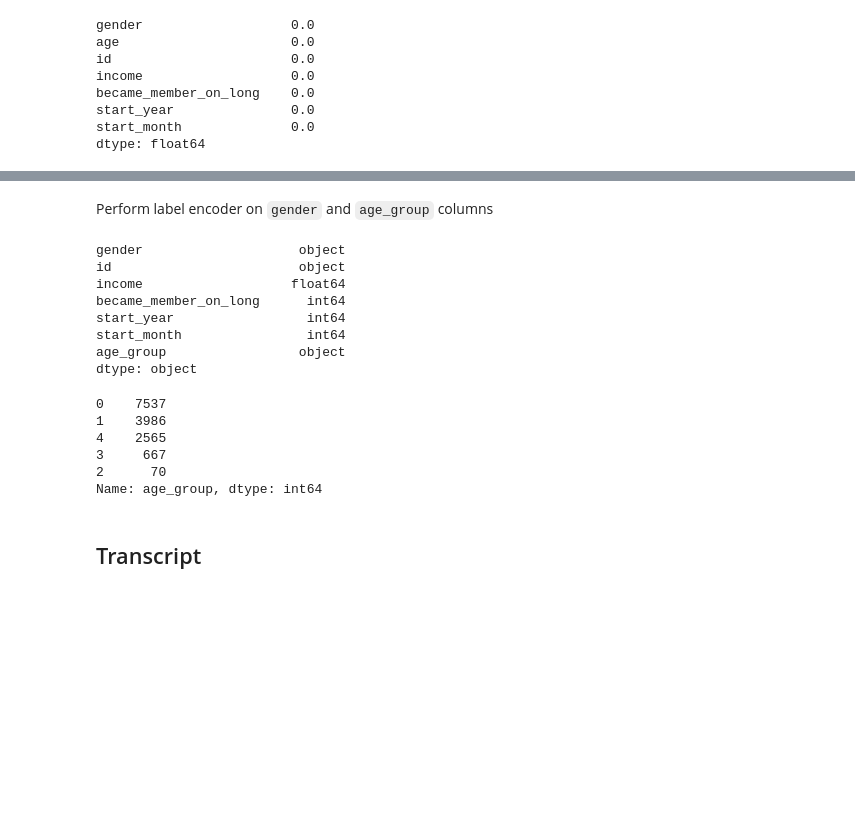
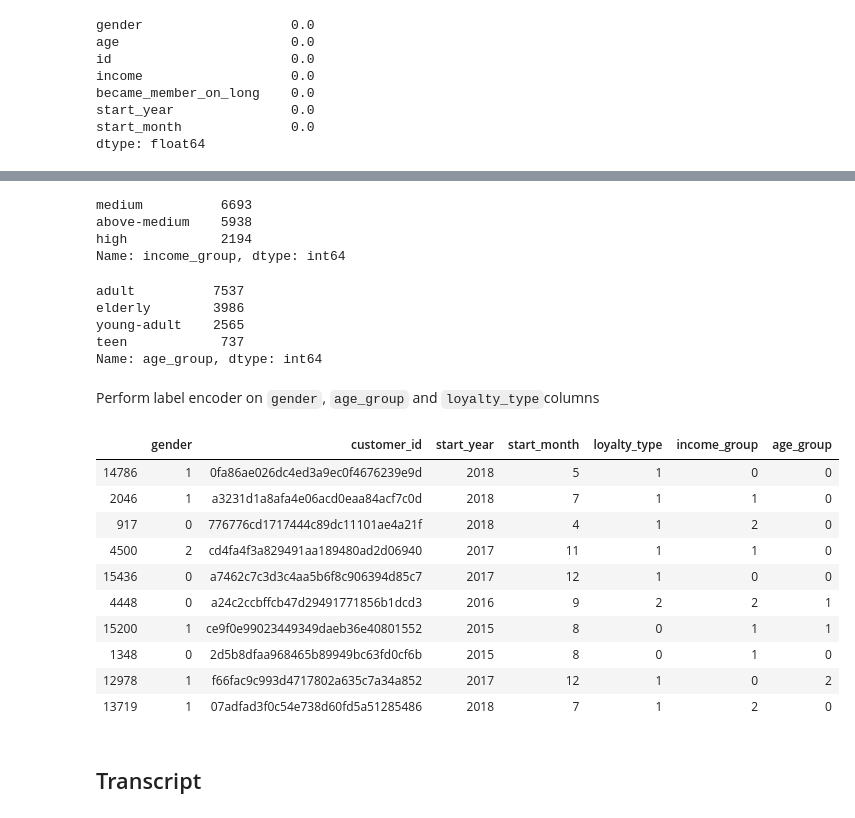
Before and after one commit to wasuratme96/machine_learning_nano_degree, a Jupyter notebook: Capstone Project/Starbuck Reward Program/Machine Learning Engineer Nano-degree ; Capstone Project - Starbuck Campaign Data.ipynb, the cells around one changed output, grey strips where cells are left out. Cells and saved outputs as stored; diff of their text form; code cells hidden in the pictures; blank space fills up the shorter version.

```diff
--- a/Capstone Project/Starbuck Reward Program/Machine Learning Engineer Nano-degree ; Capstone Project - Starbuck Campaign Data.ipynb
+++ b/Capstone Project/Starbuck Reward Program/Machine Learning Engineer Nano-degree ; Capstone Project - Starbuck Campaign Data.ipynb
@@ -186,0 +191,7 @@ dtype: float64
+# %%
+profile['loyalty_type'] = pd.cut(profile['became_member_on_long'],
+                                  bins = [350, 1000,
+                                          1700, 2600],
+                                  labels = ['new', 'regular', 'loyalty']).astype(str)
+profile.drop('became_member_on_long', axis = 1, inplace = True)
+profile['loyalty_type'].value_counts()
@@ -187,39 +206,56 @@ dtype: float64
+# %%
+# Create income_grougp as a categorical of income
+profile['income_group'] = pd.cut(profile['income'],
+                                    bins=[28000, 60000, 90000, 130000],
+                                    labels=['medium', 'above-medium', 'high']).astype(str)
+
+profile.drop('income', axis = 1, inplace = True)
+profile['income_group'].value_counts()
+# %% [output]
+medium          6693
+above-medium    5938
+high            2194
+Name: income_group, dtype: int64
 # %%
 # Create age_group as a categorical of age
 profile['age_group'] = pd.cut(profile['age'],
-                                    bins=[profile.age.min(), 23, 40, 65, profile.age.max()],
+                                    bins=[15, 23, 40, 65, 105],
                                     labels=['teen', 'young-adult', 'adult', 'elderly']).astype(str)
+
 profile.drop('age', axis = 1, inplace = True)
+profile['age_group'].value_counts()
+# %% [output]
+adult          7537
+elderly        3986
+young-adult    2565
+teen            737
+Name: age_group, dtype: int64
 # %% [markdown]
-Perform label encoder on `gender` and `age_group` columns
+Perform label encoder on `gender`, `age_group` and `loyalty_type`columns
-# %%
-profile.dtypes
-# %% [output]
-gender                    object
-id                        object
-income                   float64
-became_member_on_long      int64
-start_year                 int64
-start_month                int64
-age_group                 object
-dtype: object
 # %%
-# Use label endcoder on `gender` and 'age_group'
+# Use label endcoder on all new generated categorical columns
 le = LabelEncoder()
 
 profile['gender'] = le.fit_transform(profile['gender'])
 profile['age_group'] = le.fit_transform(profile['age_group'])
+profile['loyalty_type'] = le.fit_transform(profile['loyalty_type'])
+profile['income_group'] = le.fit_transform(profile['income_group'])
 # %%
 profile.rename(columns = {'id':'customer_id'}, inplace = True)
-# %%
-profile['age_group'].value_counts()
-# %% [output]
-0    7537
-1    3986
-4    2565
-3     667
-2      70
-Name: age_group, dtype: int64
+# %%
+profile.sample(10)
+# %% [output]
+|  | gender | customer_id | start_year | start_month | loyalty_type | income_group | age_group |
+| 14786 | 1 | 0fa86ae026dc4ed3a9ec0f4676239e9d | 2018 | 5 | 1 | 0 | 0 |
+| 2046 | 1 | a3231d1a8afa4e06acd0eaa84acf7c0d | 2018 | 7 | 1 | 1 | 0 |
+| 917 | 0 | 776776cd1717444c89dc11101ae4a21f | 2018 | 4 | 1 | 2 | 0 |
+| 4500 | 2 | cd4fa4f3a829491aa189480ad2d06940 | 2017 | 11 | 1 | 1 | 0 |
+| 15436 | 0 | a7462c7c3d3c4aa5b6f8c906394d85c7 | 2017 | 12 | 1 | 0 | 0 |
+| 4448 | 0 | a24c2ccbffcb47d29491771856b1dcd3 | 2016 | 9 | 2 | 2 | 1 |
+| 15200 | 1 | ce9f0e99023449349daeb36e40801552 | 2015 | 8 | 0 | 1 | 1 |
+| 1348 | 0 | 2d5b8dfaa968465b89949bc63fd0cf6b | 2015 | 8 | 0 | 1 | 0 |
+| 12978 | 1 | f66fac9c993d4717802a635c7a34a852 | 2017 | 12 | 1 | 0 | 2 |
+| 13719 | 1 | 07adfad3f0c54e738d60fd5a51285486 | 2018 | 7 | 1 | 2 | 0 |
 # %%
 # customer_id_list = profile['customer_id'].astype('category').cat.categories.tolist()
 # customer_id_list_number = {'customer_id' : {k: v for k,v in zip(customer_id_list,list(range(1,len(customer_id_list)+1)))}}
```
Also changed, not shown: parts of 16 cells of this notebook.
